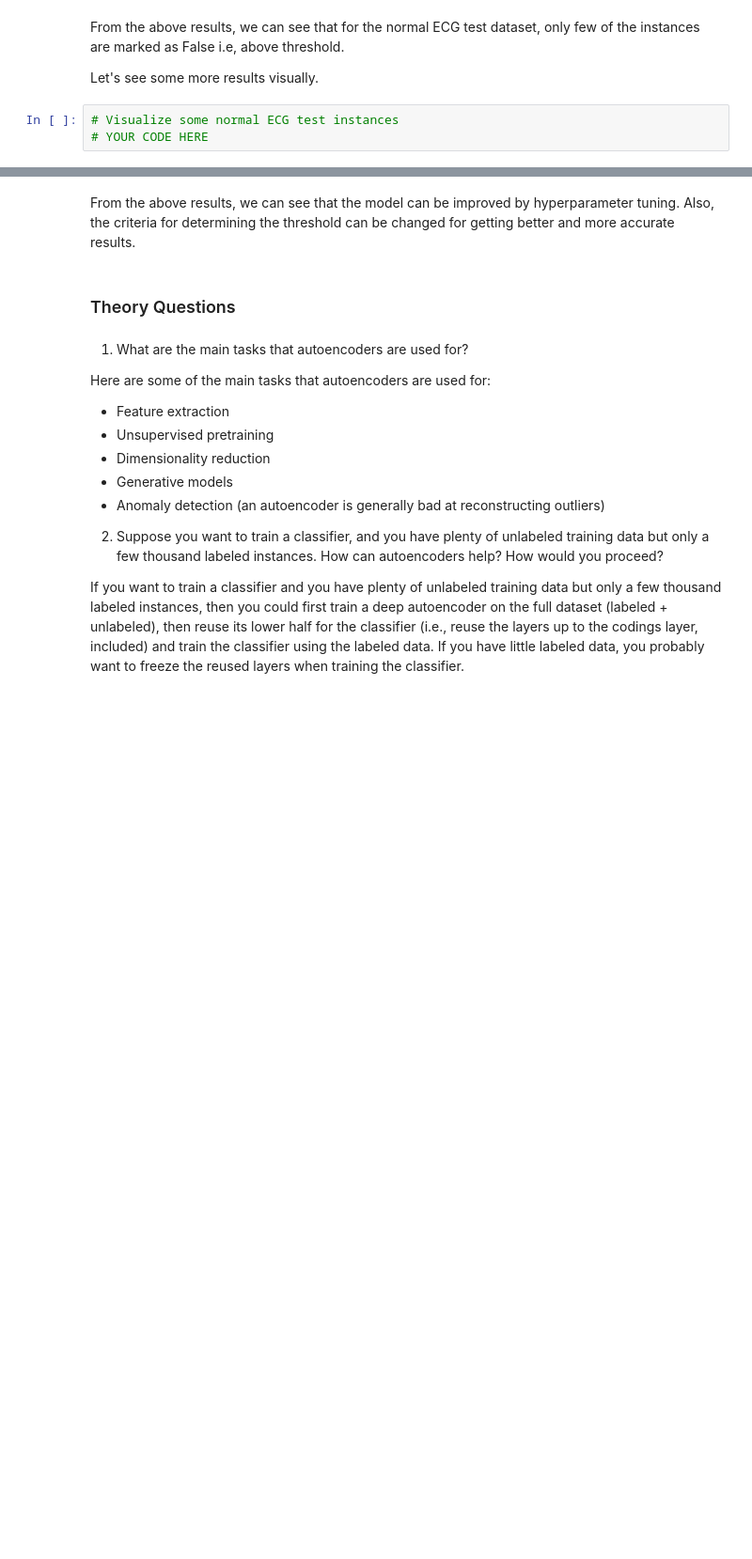
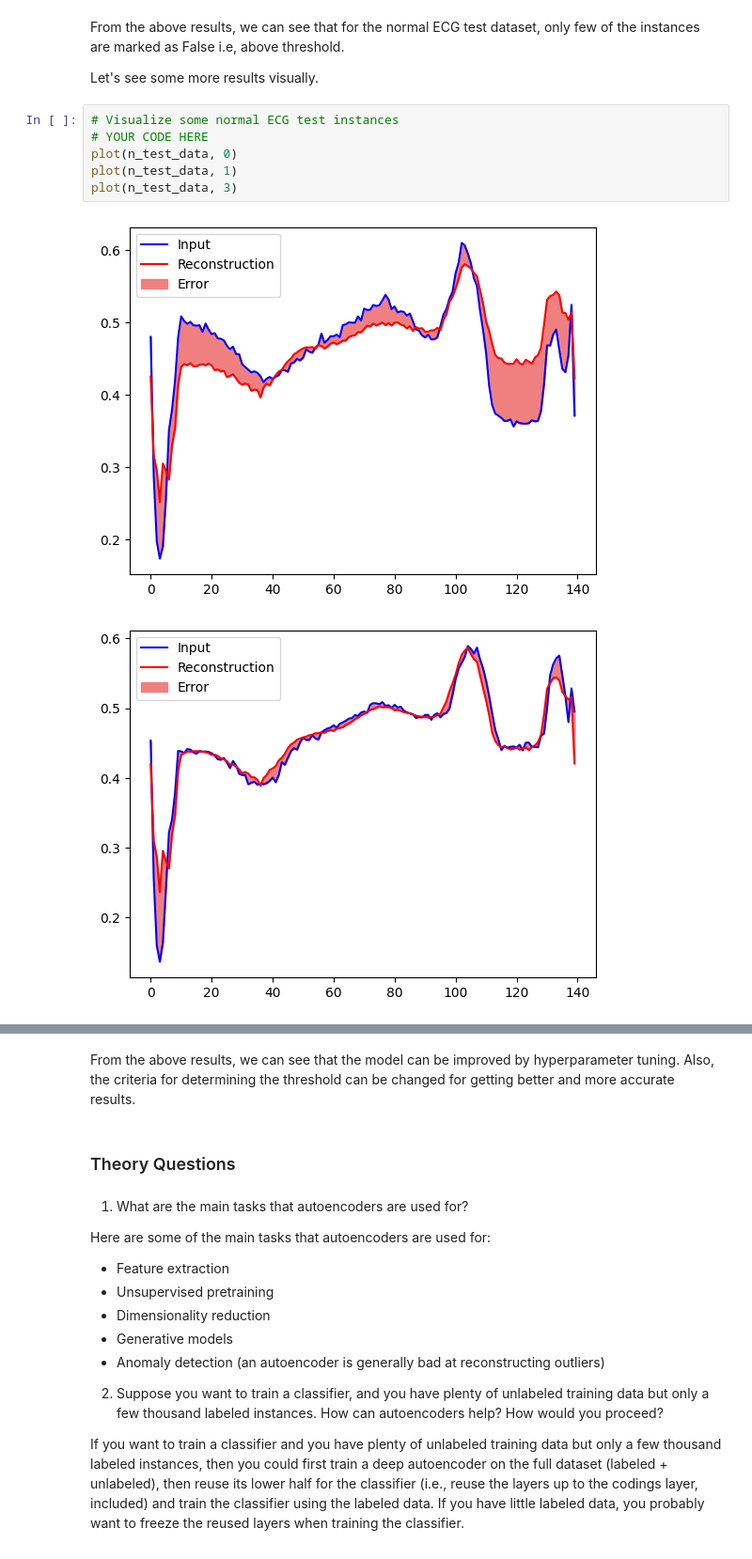
Before and after one commit to Shrutiba/iisc_cds, a Jupyter notebook: M3_AST_05_Autoencoders_A.ipynb, the cells around one changed output, grey strips where cells are left out. Shown at 94% size. Drawn from its saved outputs; the diff is of its cells as text; blank space fills up the shorter version.

```diff
--- a/M3_AST_05_Autoencoders_A.ipynb
+++ b/M3_AST_05_Autoencoders_A.ipynb
@@ -690,3 +783,9 @@ Let's see some more results visually.
 # %%
 # Visualize some normal ECG test instances
 # YOUR CODE HERE
+plot(n_test_data, 0)
+plot(n_test_data, 1)
+plot(n_test_data, 3)
+# %% [output]
+[figure, added]
+[figure, added]
```
Also changed, not shown: parts of 14 cells of this notebook.
